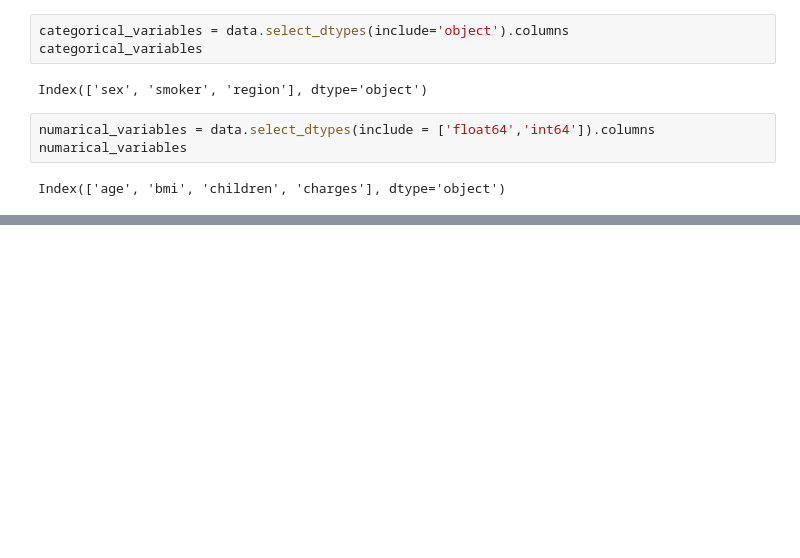
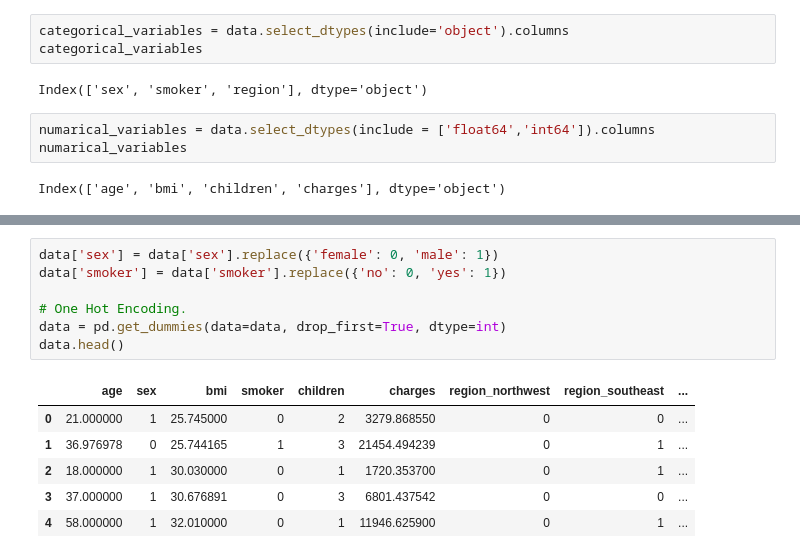
Before and after one commit to mungekarkiran/Medical_Insurance_Cost_Forecast_using_Regression, a Jupyter notebook: research/Medical Insurance Cost Forecast using Regression.ipynb, the cells around one changed output, grey strips where cells are left out. Saved outputs shown, nothing was run; the diff lists cells and outputs as text; blank space fills up the shorter version.

```diff
--- a/research/Medical Insurance Cost Forecast using Regression.ipynb
+++ b/research/Medical Insurance Cost Forecast using Regression.ipynb
@@ -44,0 +124,14 @@ Index(['age', 'bmi', 'children', 'charges'], dtype='object')
+# %%
+data['sex'] = data['sex'].replace({'female': 0, 'male': 1})
+data['smoker'] = data['smoker'].replace({'no': 0, 'yes': 1})
+
+# One Hot Encoding.
+data = pd.get_dummies(data=data, drop_first=True, dtype=int)
+data.head()
+# %% [output]
+|  | age | sex | bmi | smoker | children | charges | region_northwest | region_southeast | ... |
+| 0 | 21.000000 | 1 | 25.745000 | 0 | 2 | 3279.868550 | 0 | 0 | ... |
+| 1 | 36.976978 | 0 | 25.744165 | 1 | 3 | 21454.494239 | 0 | 1 | ... |
+| 2 | 18.000000 | 1 | 30.030000 | 0 | 1 | 1720.353700 | 0 | 1 | ... |
+| 3 | 37.000000 | 1 | 30.676891 | 0 | 3 | 6801.437542 | 0 | 0 | ... |
+| 4 | 58.000000 | 1 | 32.010000 | 0 | 1 | 11946.625900 | 0 | 1 | ... |
```
Also changed, not shown: parts of 40 cells of this notebook.
